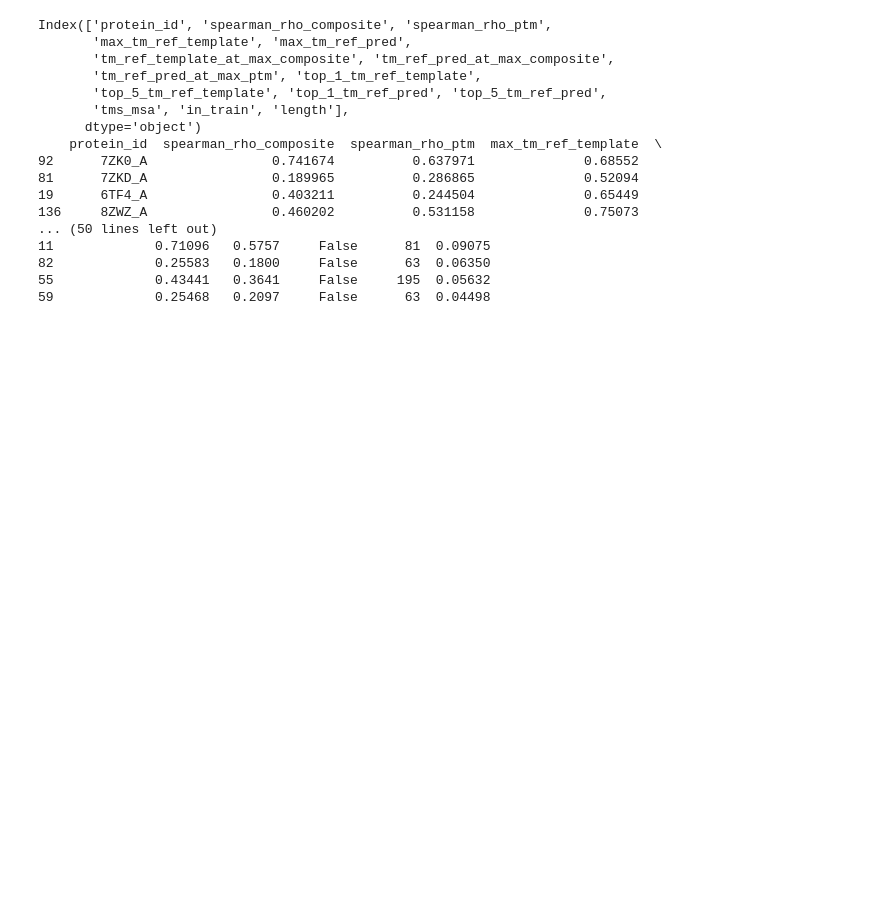
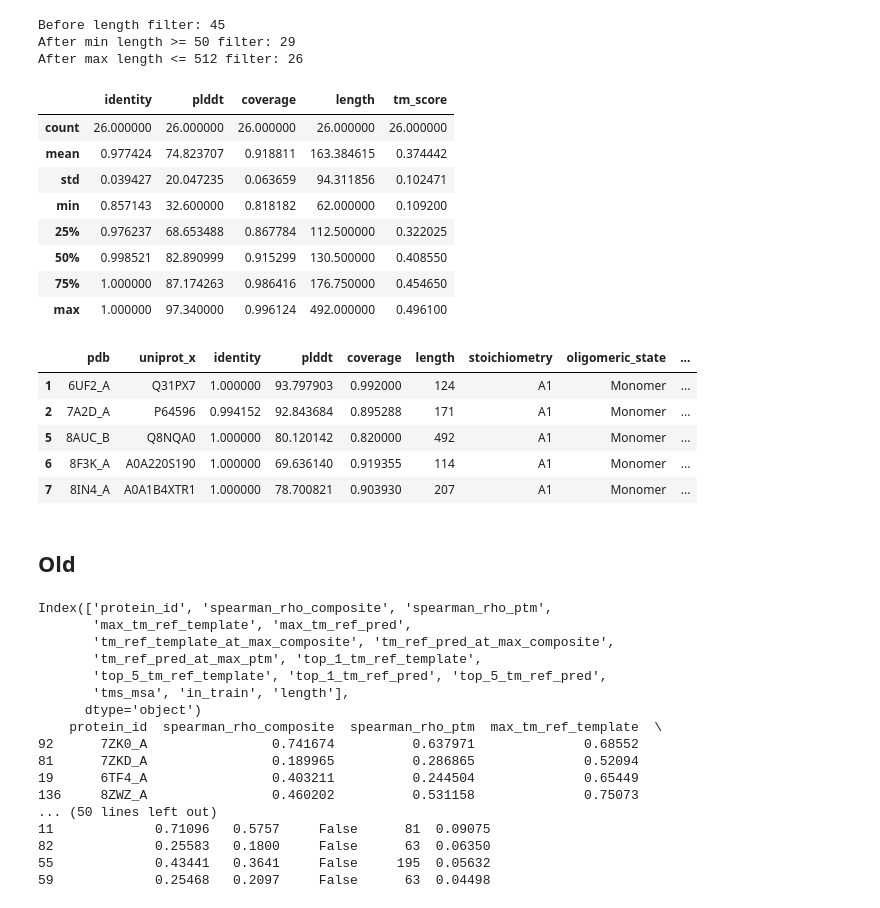
Before and after one commit to Yuwan3154/proteina, a Jupyter notebook: notebooks/bad_afdb_dataset.ipynb, the cells around one changed output. Saved outputs shown, nothing was run; the diff lists cells and outputs as text; code cells hidden in the pictures; blank space fills up the shorter version.

```diff
--- a/notebooks/bad_afdb_dataset.ipynb
+++ b/notebooks/bad_afdb_dataset.ipynb
@@ -244 +256,33 @@ Name: length, dtype: float64
+# %%
+df_tm_id_cov = pd.read_csv(Path.home() / "data/bad_afdb/pdb_70_cluster_reps_aligned_confidence_aggregate_monomer_length_tm-05_coverage-08_identity-07.csv")
+print(f"Before length filter: {len(df_tm_id_cov)}")
+df_tm_id_cov = df_tm_id_cov[df_tm_id_cov["length"] >= 50]
+print(f"After min length >= 50 filter: {len(df_tm_id_cov)}")
+df_tm_id_cov = df_tm_id_cov[df_tm_id_cov["length"] <= 512]
+print(f"After max length <= 512 filter: {len(df_tm_id_cov)}")
+
+display(df_tm_id_cov.describe())
+display(df_tm_id_cov.head())
+df_tm_id_cov.to_csv(Path.home() / "data/bad_afdb/pdb_70_cluster_reps_aligned_confidence_aggregate_monomer_tm-05_coverage-08_identity-07_length_50-512.csv", index=False)
+# %% [output]
+Before length filter: 45
+After min length >= 50 filter: 29
+After max length <= 512 filter: 26
+|  | identity | plddt | coverage | length | tm_score |
+| count | 26.000000 | 26.000000 | 26.000000 | 26.000000 | 26.000000 |
+| mean | 0.977424 | 74.823707 | 0.918811 | 163.384615 | 0.374442 |
+| std | 0.039427 | 20.047235 | 0.063659 | 94.311856 | 0.102471 |
+| min | 0.857143 | 32.600000 | 0.818182 | 62.000000 | 0.109200 |
+| 25% | 0.976237 | 68.653488 | 0.867784 | 112.500000 | 0.322025 |
+| 50% | 0.998521 | 82.890999 | 0.915299 | 130.500000 | 0.408550 |
+| 75% | 1.000000 | 87.174263 | 0.986416 | 176.750000 | 0.454650 |
+| max | 1.000000 | 97.340000 | 0.996124 | 492.000000 | 0.496100 |
+|  | pdb | uniprot_x | identity | plddt | coverage | length | stoichiometry | oligomeric_state | ... |
+| 1 | 6UF2_A | Q31PX7 | 1.000000 | 93.797903 | 0.992000 | 124 | A1 | Monomer | ... |
+| 2 | 7A2D_A | P64596 | 0.994152 | 92.843684 | 0.895288 | 171 | A1 | Monomer | ... |
+| 5 | 8AUC_B | Q8NQA0 | 1.000000 | 80.120142 | 0.820000 | 492 | A1 | Monomer | ... |
+| 6 | 8F3K_A | A0A220S190 | 1.000000 | 69.636140 | 0.919355 | 114 | A1 | Monomer | ... |
+| 7 | 8IN4_A | A0A1B4XTR1 | 1.000000 | 78.700821 | 0.903930 | 207 | A1 | Monomer | ... |
+# %% [markdown]
+## Old
 # %%
```
Also changed, not shown: parts of 9 cells of this notebook.
